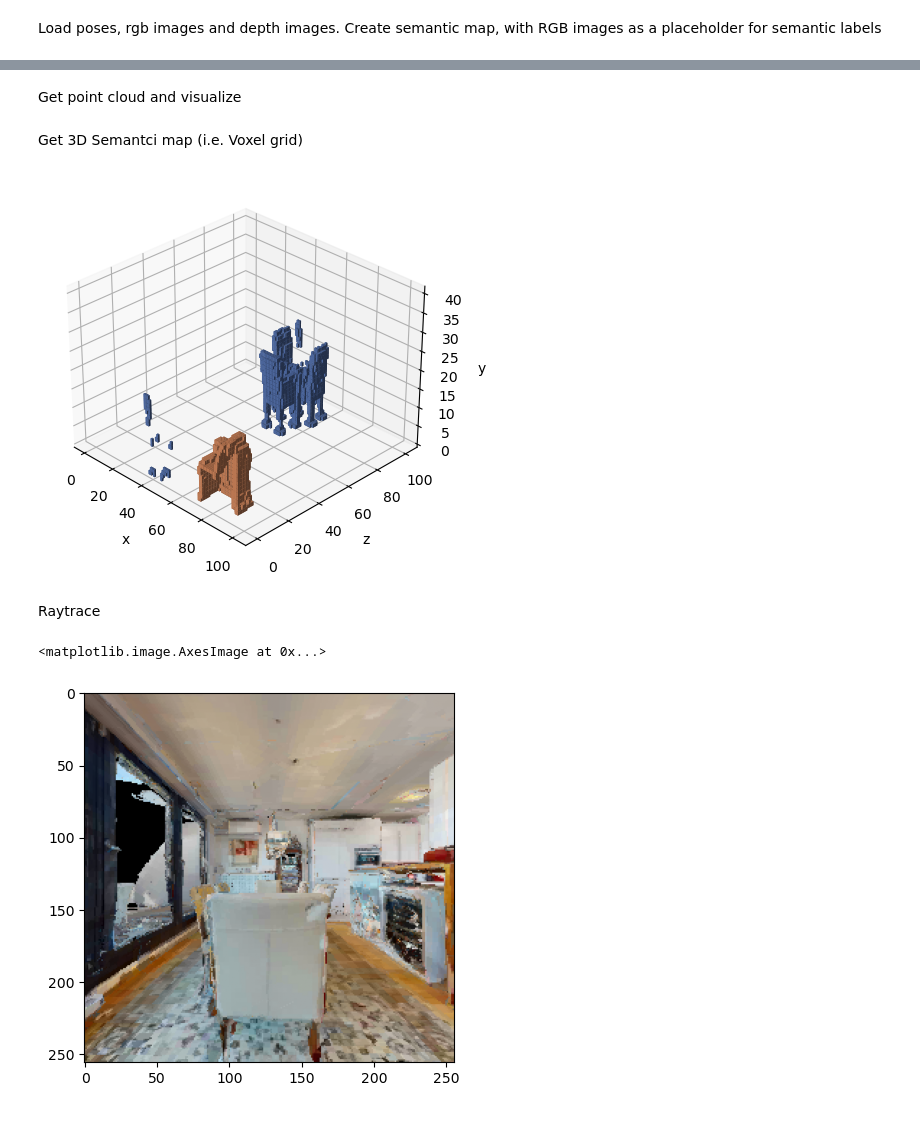
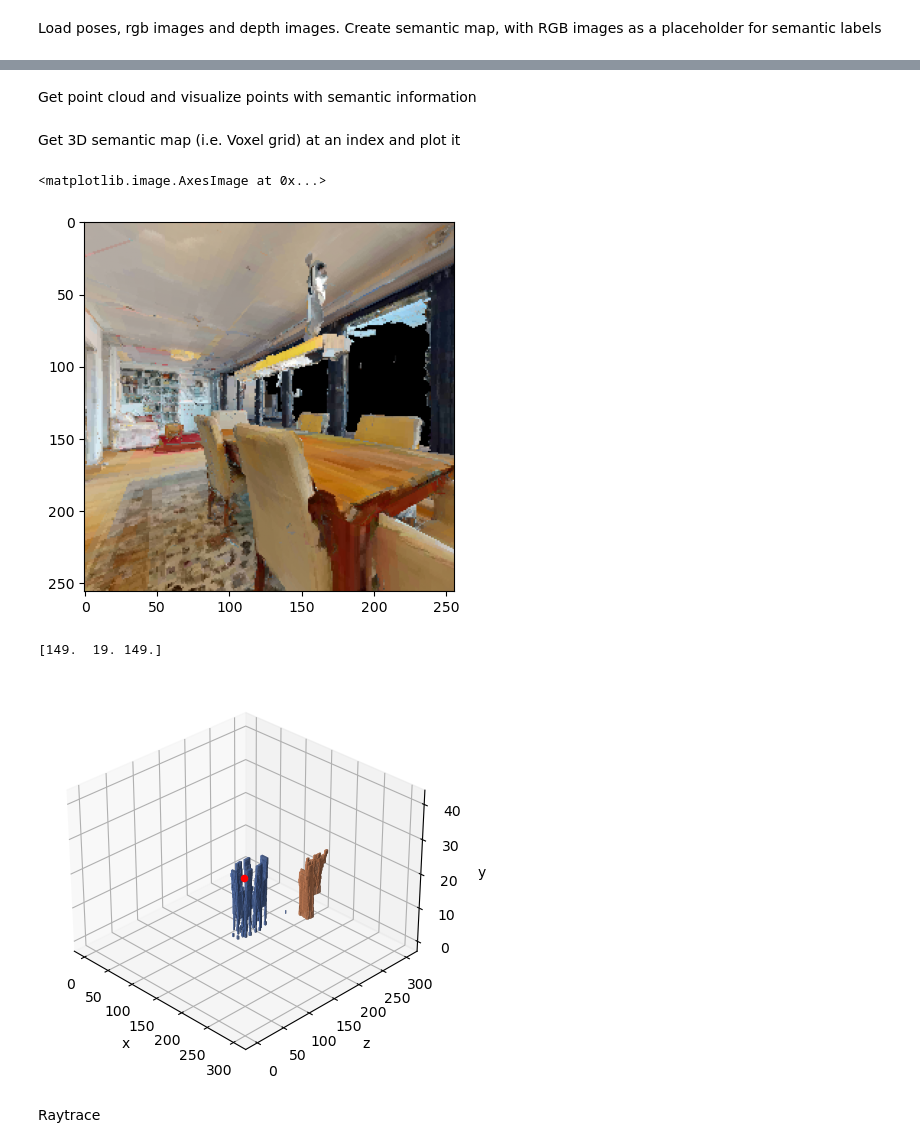
Before and after one commit to dtonderski/ReSEAL, a Jupyter notebook: notebooks/Label_pipeline.ipynb, the cells around one changed output, grey strips where cells are left out. Drawn from its saved outputs; the diff is of its cells as text; code cells hidden in the pictures.

```diff
--- a/notebooks/Label_pipeline.ipynb
+++ b/notebooks/Label_pipeline.ipynb
@@ -68,7 +71,7 @@ map_builder.update_kdtree()
 point_cloud = np.asarray(map_builder.point_cloud.points)
 point_cloud_semantic_labels = map_builder._point_cloud_semantic_labels
 # %% [markdown]
-Get point cloud and visualize
+Get point cloud and visualize points with semantic information
 # %%
 color_converter = category_mapping.get_reseal_color_converter()
 
@@ -85,4 +88,14 @@ colour = point_cloud_rgb[point_cloud_categorical > 0]
 pcd.colors = o3d.utility.Vector3dVector(colour)
 o3d.visualization.draw_geometries([pcd])
 # %% [markdown]
-Get 3D Semantci map (i.e. Voxel grid)
+Get 3D semantic map (i.e. Voxel grid) at an index and plot it
+# %%
+index = 322
+
+rgb_image = cv2.imread(f"{RGB_IMAGE_DIR}/{index}.png")
+rgb_image = cv2.cvtColor(rgb_image, cv2.COLOR_BGR2RGB)
+rgb_image = rgb_image / 255
+plt.imshow(rgb_image)
+# %% [output]
+<matplotlib.image.AxesImage at 0x...>
+[figure, added]
@@ -108,6 +122,9 @@ colour_T = np.transpose(colour, (0,2,1,3))
 # Plot 3d voxel grid
 fig = plt.figure(figsize=(10, 5))
 ax1 = fig.add_subplot(111, projection='3d')
+agent_position = map_builder._map_size/2//map_builder._resolution
+print(agent_position)
+ax1.scatter(agent_position[0], agent_position[2], agent_position[1], c='r', marker='o')
 ax1.voxels(grid_T[:,:,:,0], facecolors=colour_T)
 ax1.set_xlabel('x')
 ax1.set_ylabel('z')
@@ -115,7 +132,8 @@ ax1.set_zlabel('y')
 ax1.view_init(azim=-45)
 plt.show()
 # %% [output]
+[149.  19. 149.]
-[figure, old version]
+[figure, new version]
 # %% [markdown]
 Raytrace
 # %%
@@ -129,11 +147,3 @@ min_position, _ = map_builder.calc_semantic_map_bounds(positions[index])
 grid_index_of_min_position_relative_to_origin = coordinates_to_grid_indices(np.array(min_position), [0,0,0], map_builder._resolution)
 grid_index_of_origin = - grid_index_of_min_position_relative_to_origin
-# %%
-rgb_image = cv2.imread(f"{RGB_IMAGE_DIR}/{index}.png")
-rgb_image = cv2.cvtColor(rgb_image, cv2.COLOR_BGR2RGB)
-rgb_image = rgb_image / 255
-plt.imshow(rgb_image)
-# %% [output]
-<matplotlib.image.AxesImage at 0x...>
-[figure, removed]
 # %%
```
Also changed, not shown: parts of 7 cells of this notebook.
